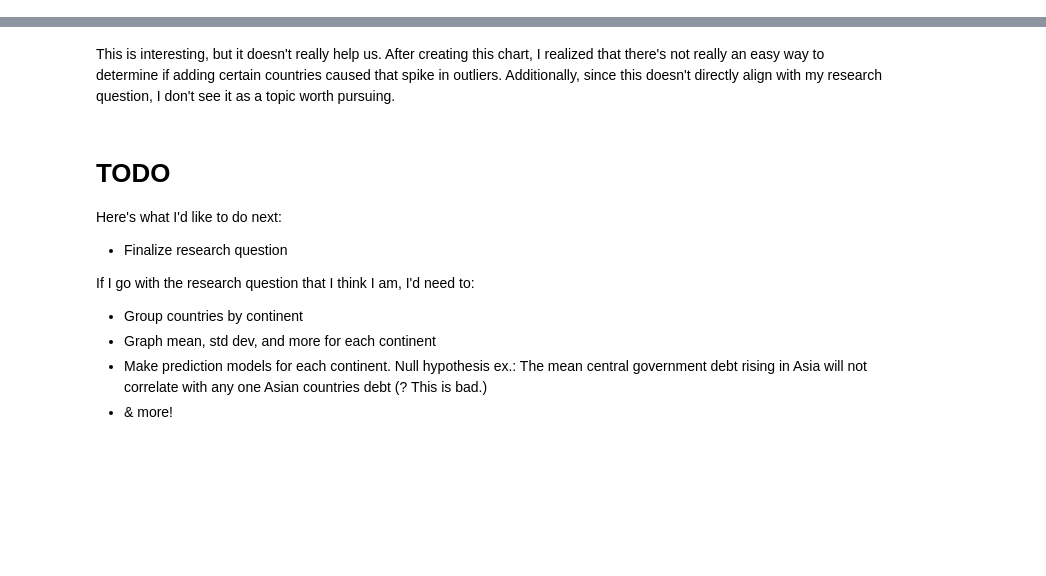
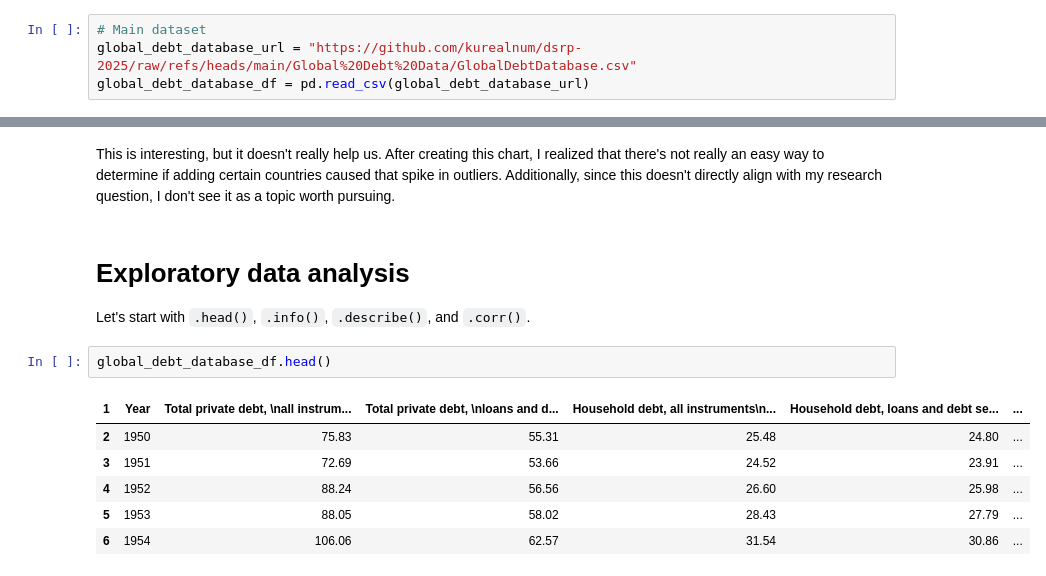
Before and after one commit to kurealnum/dsrp-2025, a Jupyter notebook: DSRP_Global_Debt.ipynb, the cells around one changed output, grey strips where cells are left out. Drawn from its saved outputs; the diff is of its cells as text; blank space fills up the shorter version.

```diff
--- a/DSRP_Global_Debt.ipynb
+++ b/DSRP_Global_Debt.ipynb
@@ -152,3 +151,7 @@ dataframes = {
     "nonfinancial_public_sector_debt_df": nonfinancial_public_sector_debt_df,
     "public_sector_debt_df": public_sector_debt_df,
 }
+# %%
+# Main dataset
+global_debt_database_url = "https://github.com/kurealnum/dsrp-2025/raw/refs/heads/main/Global%20Debt%20Data/GlobalDebtDatabase.csv"
+global_debt_database_df = pd.read_csv(global_debt_database_url)
@@ -432,14 +443,16 @@ plt.title("# of countries that contributed data to the Global Debt Database ever
 plt.show()
 # %% [markdown]
 This is interesting, but it doesn't really help us. After creating this chart, I realized that there's not really an easy way to determine if adding certain countries caused that spike in outliers. Additionally, since this doesn't directly align with my research question, I don't see it as a topic worth pursuing.
-# %% [markdown]
-# TODO
-
-Here's what I'd like to do next:
-- Finalize research question
-
-If I go with the research question that I think I am, I'd need to:
-- Group countries by continent
-- Graph mean, std dev, and more for each continent
-- Make prediction models for each continent. Null hypothesis ex.: The mean central government debt rising in Asia will not correlate with any one Asian countries debt (? This is bad.)
-- & more!
+# %% [markdown]
+# Exploratory data analysis
+
+Let's start with `.head()`, `.info()`, `.describe()`, and `.corr()`.
+# %%
+global_debt_database_df.head()
+# %% [output]
+| 1 | Year | Total private debt, \nall instrum... | Total private debt, \nloans and d... | Household debt, all instruments\n... | Household debt, loans and debt se... | ... |
+| 2 | 1950 | 75.83 | 55.31 | 25.48 | 24.80 | ... |
+| 3 | 1951 | 72.69 | 53.66 | 24.52 | 23.91 | ... |
+| 4 | 1952 | 88.24 | 56.56 | 26.60 | 25.98 | ... |
+| 5 | 1953 | 88.05 | 58.02 | 28.43 | 27.79 | ... |
+| 6 | 1954 | 106.06 | 62.57 | 31.54 | 30.86 | ... |
```
Also changed, not shown: parts of 16 cells of this notebook.
